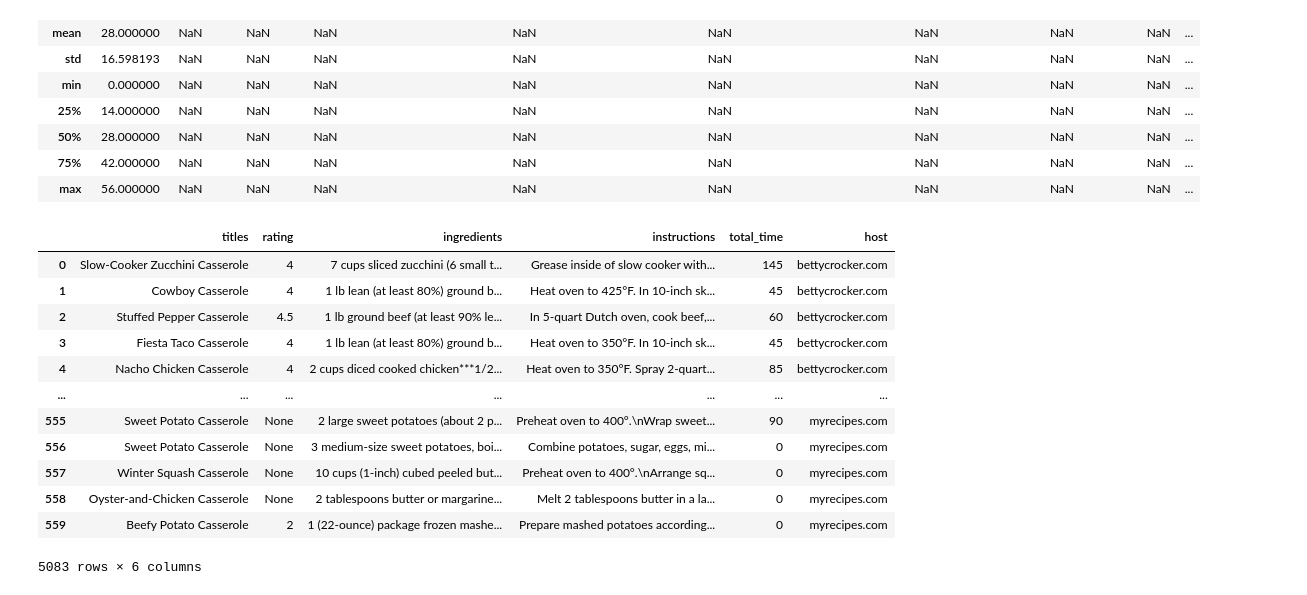
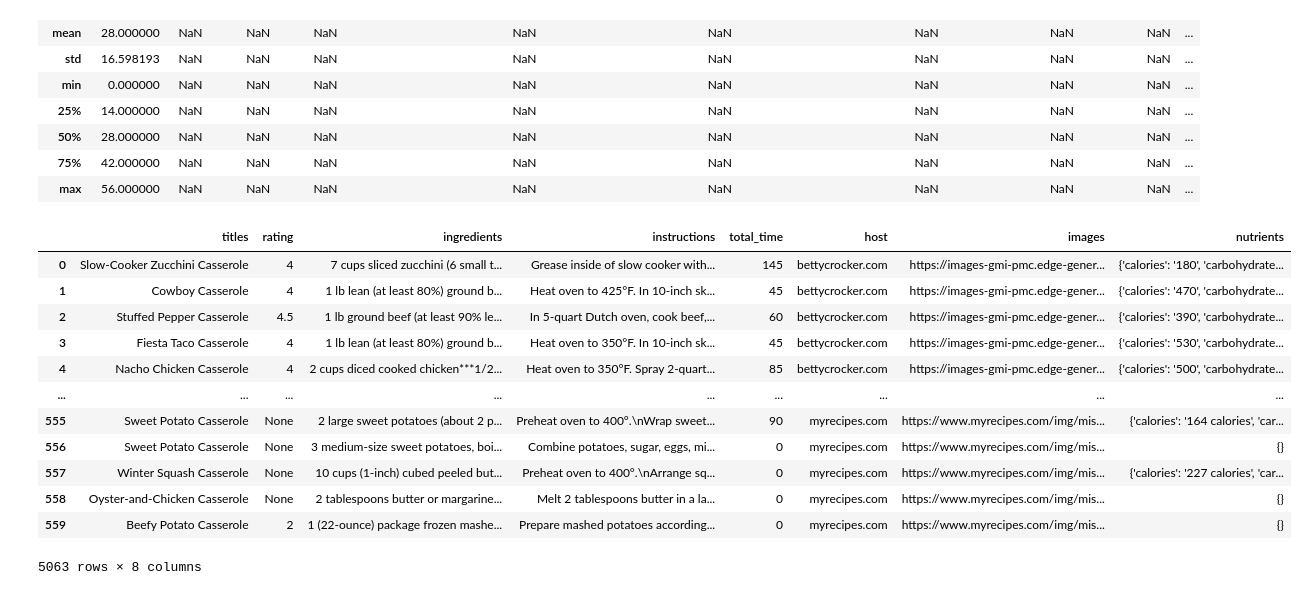
Before and after one commit to worldsbestdad/NSS-capstone-placeholder, a Jupyter notebook: notebooks/Cleanerdata.ipynb, the cells around one changed output. Saved outputs shown, nothing was run; the diff lists cells and outputs as text; code cells hidden in the pictures.

Commit message:
fixed a little bug with nutrients

```diff
--- a/notebooks/Cleanerdata.ipynb
+++ b/notebooks/Cleanerdata.ipynb
@@ -135,28 +135,32 @@ pw.describe(include='all')
 | max | 56.000000 | NaN | NaN | NaN | NaN | NaN | NaN | NaN | NaN | ... |
 # %%
 recipes = pd.DataFrame()
+#there is 100% a better way of doing this, in like a loop or something. But I'm in too deep and I'm trying to keep yada yada yada
 recipes['titles'] = pd.concat([bc['titles'], ar['titles'], ba['titles'], f['titles'], sl['titles'], pw['titles'], t['titles'], lsj['titles'], nyt['titles'], ms['titles'], e['titles'], ak['titles'], cc['titles'], f5['titles'], mr['titles']])
 recipes['rating'] = pd.concat([bc['rating'].astype('str'), ar['rating'].astype('str'), ba['rating'].astype('str'), f['rating'].astype('str'), sl['rating'].astype('str'), pw['rating'].astype('str'),t['rating'].astype('str'), lsj['rating'].astype('str'), nyt['rating'].astype('str'), ms['rating'].astype('str'), e['rating'].astype('str'), ak['rating'].astype('str'), cc['rating'].astype('str'), f5['rating'].astype('str'), mr['rating'].astype('str')])
 recipes['ingredients'] = pd.concat([bc['ingredients'], ar['ingredients'], ba['ingredients'], f['ingredients'], sl['ingredients'], pw['ingredients'], t['ingredients'], lsj['ingredients'], nyt['ingredients'], ms['ingredients'], e['ingredients'], ak['ingredients'], cc['ingredients'], f5['ingredients'], mr['ingredients']])
 recipes['instructions'] = pd.concat([bc['instructions'], ar['instructions'], ba['instructions'], f['instructions'], sl['instructions'], pw['instructions'], t['instructions'], lsj['instructions'], nyt['instructions'], ms['instructions'], e['instructions'], ak['instructions'], cc['instructions'], f5['instructions'], mr['instructions']])
 recipes['total_time'] = pd.concat([bc['total_time'], ar['total_time'], ba['total_time'], f['total_time'], sl['total_time'], pw['total_time'], t['total_time'], lsj['total_time'], nyt['total_time'], ms['total_time'], e['total_time'], ak['total_time'], cc['total_time'], f5['total_time'], mr['total_time']])
 recipes['host'] = pd.concat([bc['host'], ar['host'], ba['host'], f['host'], sl['host'], pw['host'], t['host'], lsj['host'], nyt['host'], ms['host'], e['host'], ak['host'], cc['host'], f5['host'], mr['host']])
-#recipes['nutrients'] = pd.concat([bc['nutrients'], ar['nutrients'], ba['nutrients'], f['nutrients'], sl['nutrients'], pw['nutrients']])
+recipes['images'] = pd.concat([bc['images'], ar['images'], ba['images'], f['images'], sl['images'], pw['images'], t['images'], lsj['images'], nyt['images'], ms['images'], e['images'], ak['images'], cc['images'], f5['images'], mr['images']])
+#couldn't get nutrients to work properly for southern living
+#nevermind i just pulled the data wrong whoopsies.
+recipes['nutrients'] = pd.concat([bc['nutrients'], ar['nutrients'], ba['nutrients'], f['nutrients'], sl['nutrients'], pw['nutrients'], t['nutrients'], lsj['nutrients'], nyt['nutrients'], ms['nutrients'], e['nutrients'], ak['nutrients'], cc['nutrients'], f5['nutrients'], mr['nutrients']])
 recipes
 # %% [output]
-|  | titles | rating | ingredients | instructions | total_time | host |
-| 0 | Slow-Cooker Zucchini Casserole | 4 | 7 cups sliced zucchini (6 small t... | Grease inside of slow cooker with... | 145 | bettycrocker.com |
-| 1 | Cowboy Casserole | 4 | 1 lb lean (at least 80%) ground b... | Heat oven to 425°F. In 10-inch sk... | 45 | bettycrocker.com |
-| 2 | Stuffed Pepper Casserole | 4.5 | 1 lb ground beef (at least 90% le... | In 5-quart Dutch oven, cook beef,... | 60 | bettycrocker.com |
-| 3 | Fiesta Taco Casserole | 4 | 1 lb lean (at least 80%) ground b... | Heat oven to 350°F. In 10-inch sk... | 45 | bettycrocker.com |
-| 4 | Nacho Chicken Casserole | 4 | 2 cups diced cooked chicken***1/2... | Heat oven to 350°F. Spray 2-quart... | 85 | bettycrocker.com |
-| ... | ... | ... | ... | ... | ... | ... |
-| 555 | Sweet Potato Casserole | None | 2 large sweet potatoes (about 2 p... | Preheat oven to 400°.\nWrap sweet... | 90 | myrecipes.com |
-| 556 | Sweet Potato Casserole | None | 3 medium-size sweet potatoes, boi... | Combine potatoes, sugar, eggs, mi... | 0 | myrecipes.com |
-| 557 | Winter Squash Casserole | None | 10 cups (1-inch) cubed peeled but... | Preheat oven to 400°.\nArrange sq... | 0 | myrecipes.com |
-| 558 | Oyster-and-Chicken Casserole | None | 2 tablespoons butter or margarine... | Melt 2 tablespoons butter in a la... | 0 | myrecipes.com |
-| 559 | Beefy Potato Casserole | 2 | 1 (22-ounce) package frozen mashe... | Prepare mashed potatoes according... | 0 | myrecipes.com |
+|  | titles | rating | ingredients | instructions | total_time | host | images | nutrients |
+| 0 | Slow-Cooker Zucchini Casserole | 4 | 7 cups sliced zucchini (6 small t... | Grease inside of slow cooker with... | 145 | bettycrocker.com | https://images-gmi-pmc.edge-gener... | {'calories': '180', 'carbohydrate... |
+| 1 | Cowboy Casserole | 4 | 1 lb lean (at least 80%) ground b... | Heat oven to 425°F. In 10-inch sk... | 45 | bettycrocker.com | https://images-gmi-pmc.edge-gener... | {'calories': '470', 'carbohydrate... |
+| 2 | Stuffed Pepper Casserole | 4.5 | 1 lb ground beef (at least 90% le... | In 5-quart Dutch oven, cook beef,... | 60 | bettycrocker.com | https://images-gmi-pmc.edge-gener... | {'calories': '390', 'carbohydrate... |
+| 3 | Fiesta Taco Casserole | 4 | 1 lb lean (at least 80%) ground b... | Heat oven to 350°F. In 10-inch sk... | 45 | bettycrocker.com | https://images-gmi-pmc.edge-gener... | {'calories': '530', 'carbohydrate... |
+| 4 | Nacho Chicken Casserole | 4 | 2 cups diced cooked chicken***1/2... | Heat oven to 350°F. Spray 2-quart... | 85 | bettycrocker.com | https://images-gmi-pmc.edge-gener... | {'calories': '500', 'carbohydrate... |
+| ... | ... | ... | ... | ... | ... | ... | ... | ... |
+| 555 | Sweet Potato Casserole | None | 2 large sweet potatoes (about 2 p... | Preheat oven to 400°.\nWrap sweet... | 90 | myrecipes.com | https://www.myrecipes.com/img/mis... | {'calories': '164 calories', 'car... |
+| 556 | Sweet Potato Casserole | None | 3 medium-size sweet potatoes, boi... | Combine potatoes, sugar, eggs, mi... | 0 | myrecipes.com | https://www.myrecipes.com/img/mis... | {} |
+| 557 | Winter Squash Casserole | None | 10 cups (1-inch) cubed peeled but... | Preheat oven to 400°.\nArrange sq... | 0 | myrecipes.com | https://www.myrecipes.com/img/mis... | {'calories': '227 calories', 'car... |
+| 558 | Oyster-and-Chicken Casserole | None | 2 tablespoons butter or margarine... | Melt 2 tablespoons butter in a la... | 0 | myrecipes.com | https://www.myrecipes.com/img/mis... | {} |
+| 559 | Beefy Potato Casserole | 2 | 1 (22-ounce) package frozen mashe... | Prepare mashed potatoes according... | 0 | myrecipes.com | https://www.myrecipes.com/img/mis... | {} |
-5083 rows × 6 columns
+5063 rows × 8 columns
 # %%
 #The following look for meat or type of meat within the recipes
 recipes['tuna'] = recipes['ingredients'].str.count(r'[Tt]una')
```
Also changed, not shown: parts of 5 cells of this notebook, 2 other files.
